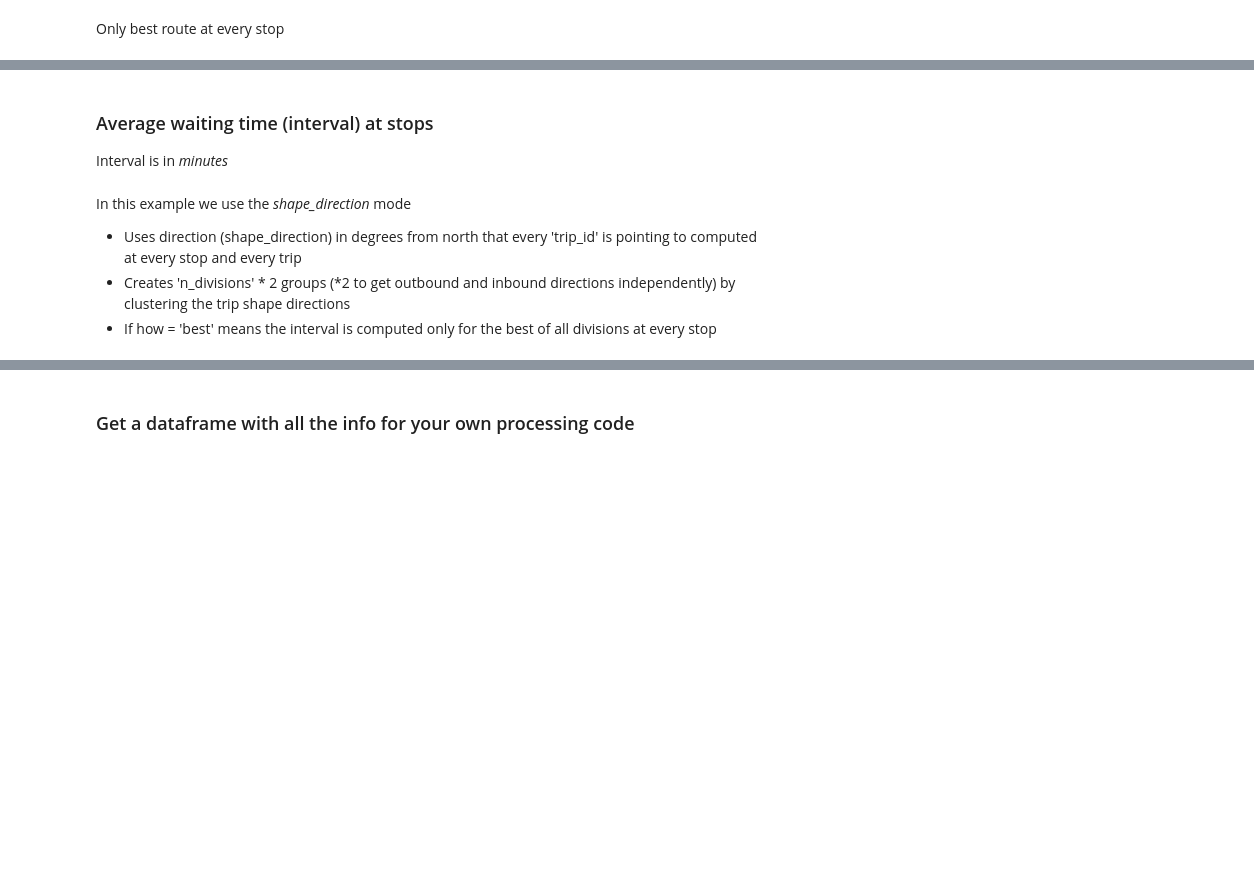
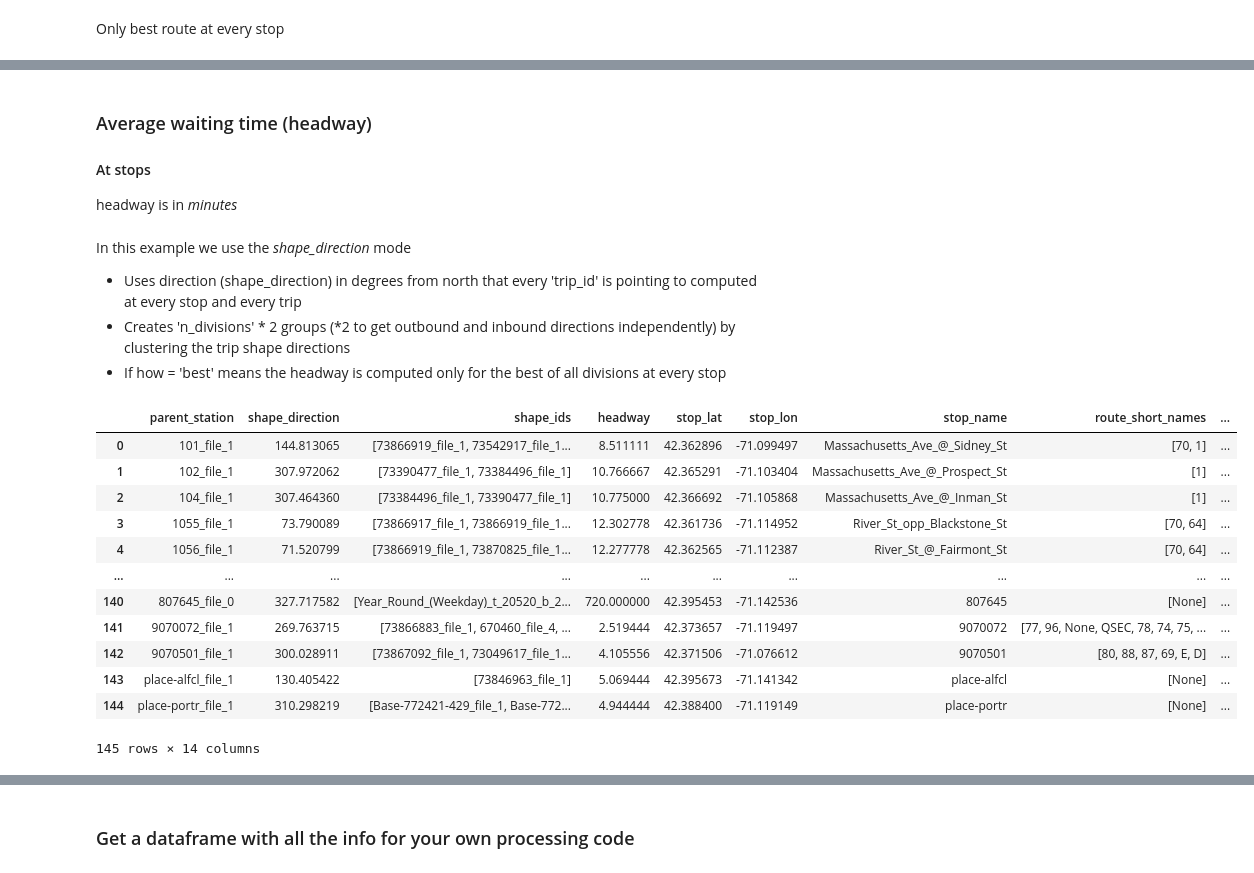
Before and after one commit to CityScope/pyGTFSHandler, a Jupyter notebook: examples/example.ipynb, the cells around one changed output, grey strips where cells are left out. Drawn from its saved outputs; the diff is of its cells as text; code cells hidden in the pictures; blank space fills up the shorter version.

```diff
--- a/examples/example.ipynb
+++ b/examples/example.ipynb
@@ -228,0 +278,16 @@ print(f"The average speed in the system is {round(system_speed,ndigits=2)} km/h"
+# %%
+edge_speed_df = gtfs.get_speed_at_edges(
+    date=selected_day,
+    start_time=start_time,
+    end_time=end_time,
+    route_types = route_types,
+    by = "edge_id", # Speed is computed for every 'trip_id' and grouped by this column with the how method
+    at = stop_id, # Compute speed for every 'parent_station' 'stop_id' or 'route_id'
+    how="mean", # How to group individual trip speeds 'mean' 'max' or 'min'
+).to_pandas()
+edge_speed_df = gtfs.add_stop_coords(edge_speed_df)
+edge_speed_df = gtfs.add_route_names(edge_speed_df)
+edge_speed_df = gpd.GeoDataFrame(edge_speed_df,geometry=edge_speed_df['edge_linestring'].apply(wkt.loads),crs=4326)
+edge_speed_df = edge_speed_df.sort_values("edge_id").reset_index(drop=True)
+edge_speed_df = edge_speed_df[edge_speed_df.geometry.is_valid]
+edge_speed_df
@@ -229,32 +348,48 @@ print(f"The average speed in the system is {round(system_speed,ndigits=2)} km/h"
 # %% [markdown]
-### Average waiting time (interval) at stops
+### Average waiting time (headway)
 
-Interval is in *minutes*
+#### At stops
+
+headway is in *minutes*
 # %% [markdown]
 In this example we use the *shape_direction* mode
 
 - Uses direction (shape_direction) in degrees from north that every 'trip_id' is pointing to computed at every stop and every trip
 - Creates 'n_divisions' * 2 groups (*2 to get outbound and inbound directions independently) by clustering the trip shape directions
-- If how = 'best' means the interval is computed only for the best of all divisions at every stop
+- If how = 'best' means the headway is computed only for the best of all divisions at every stop
 # %%
-stop_interval_df = gtfs.get_mean_interval_at_stops(
+stop_headway_df = gtfs.get_headway_at_stops(
     date=selected_day,
     start_time=start_time,
     end_time=end_time,
     route_types=route_types,
-    by = "shape_direction", # Interval is computed for all 'trip_id' grouped by this column and sorted by 'departure_time'
-    at = stop_id, # Where to compute the interval 'stop_id' 'parent_station'
+    by = "shape_direction", # headway is computed for all 'trip_id' grouped by this column and sorted by 'departure_time'
+    at = stop_id, # Where to compute the headway 'stop_id' 'parent_station'
     how = "best",
-    # 'best' pick the route with best interval,
-    # 'mean' Combine all intervals of all routes,
+    # 'best' pick the route with best headway,
+    # 'mean' Combine all headways of all routes,
     # 'all' return results per stop and route
     n_divisions=1, # Number of divisions for by = 'shape_direction'
     # mix_directions=False # For how = 'mean' do you want to consider both directions as different routes?
 ).to_pandas()
-stop_interval_df = gtfs.add_stop_coords(stop_interval_df)
-stop_interval_df = gtfs.add_route_names(stop_interval_df)
-stop_interval_df = df_to_stop_gdf(stop_interval_df)
-stop_interval_df = stop_interval_df.sort_values(stop_id).reset_index(drop=True)
-stop_interval_df = stop_interval_df[stop_interval_df.geometry.is_valid]
-stop_interval_df
+stop_headway_df = gtfs.add_stop_coords(stop_headway_df)
+stop_headway_df = gtfs.add_route_names(stop_headway_df)
+stop_headway_df = df_to_stop_gdf(stop_headway_df)
+stop_headway_df = stop_headway_df.sort_values(stop_id).reset_index(drop=True)
+stop_headway_df = stop_headway_df[stop_headway_df.geometry.is_valid]
+stop_headway_df
+# %% [output]
+|  | parent_station | shape_direction | shape_ids | headway | stop_lat | stop_lon | stop_name | route_short_names | ... |
+| 0 | 101_file_1 | 144.813065 | [73866919_file_1, 73542917_file_1... | 8.511111 | 42.362896 | -71.099497 | Massachusetts_Ave_@_Sidney_St | [70, 1] | ... |
+| 1 | 102_file_1 | 307.972062 | [73390477_file_1, 73384496_file_1] | 10.766667 | 42.365291 | -71.103404 | Massachusetts_Ave_@_Prospect_St | [1] | ... |
+| 2 | 104_file_1 | 307.464360 | [73384496_file_1, 73390477_file_1] | 10.775000 | 42.366692 | -71.105868 | Massachusetts_Ave_@_Inman_St | [1] | ... |
+| 3 | 1055_file_1 | 73.790089 | [73866917_file_1, 73866919_file_1... | 12.302778 | 42.361736 | -71.114952 | River_St_opp_Blackstone_St | [70, 64] | ... |
+| 4 | 1056_file_1 | 71.520799 | [73866919_file_1, 73870825_file_1... | 12.277778 | 42.362565 | -71.112387 | River_St_@_Fairmont_St | [70, 64] | ... |
+| ... | ... | ... | ... | ... | ... | ... | ... | ... | ... |
+| 140 | 807645_file_0 | 327.717582 | [Year_Round_(Weekday)_t_20520_b_2... | 720.000000 | 42.395453 | -71.142536 | 807645 | [None] | ... |
+| 141 | 9070072_file_1 | 269.763715 | [73866883_file_1, 670460_file_4, ... | 2.519444 | 42.373657 | -71.119497 | 9070072 | [77, 96, None, QSEC, 78, 74, 75, ... | ... |
+| 142 | 9070501_file_1 | 300.028911 | [73867092_file_1, 73049617_file_1... | 4.105556 | 42.371506 | -71.076612 | 9070501 | [80, 88, 87, 69, E, D] | ... |
+| 143 | place-alfcl_file_1 | 130.405422 | [73846963_file_1] | 5.069444 | 42.395673 | -71.141342 | place-alfcl | [None] | ... |
+| 144 | place-portr_file_1 | 310.298219 | [Base-772421-429_file_1, Base-772... | 4.944444 | 42.388400 | -71.119149 | place-portr | [None] | ... |
+145 rows × 14 columns
 # %%
```
Also changed, not shown: parts of 46 cells of this notebook, 4 other files.
